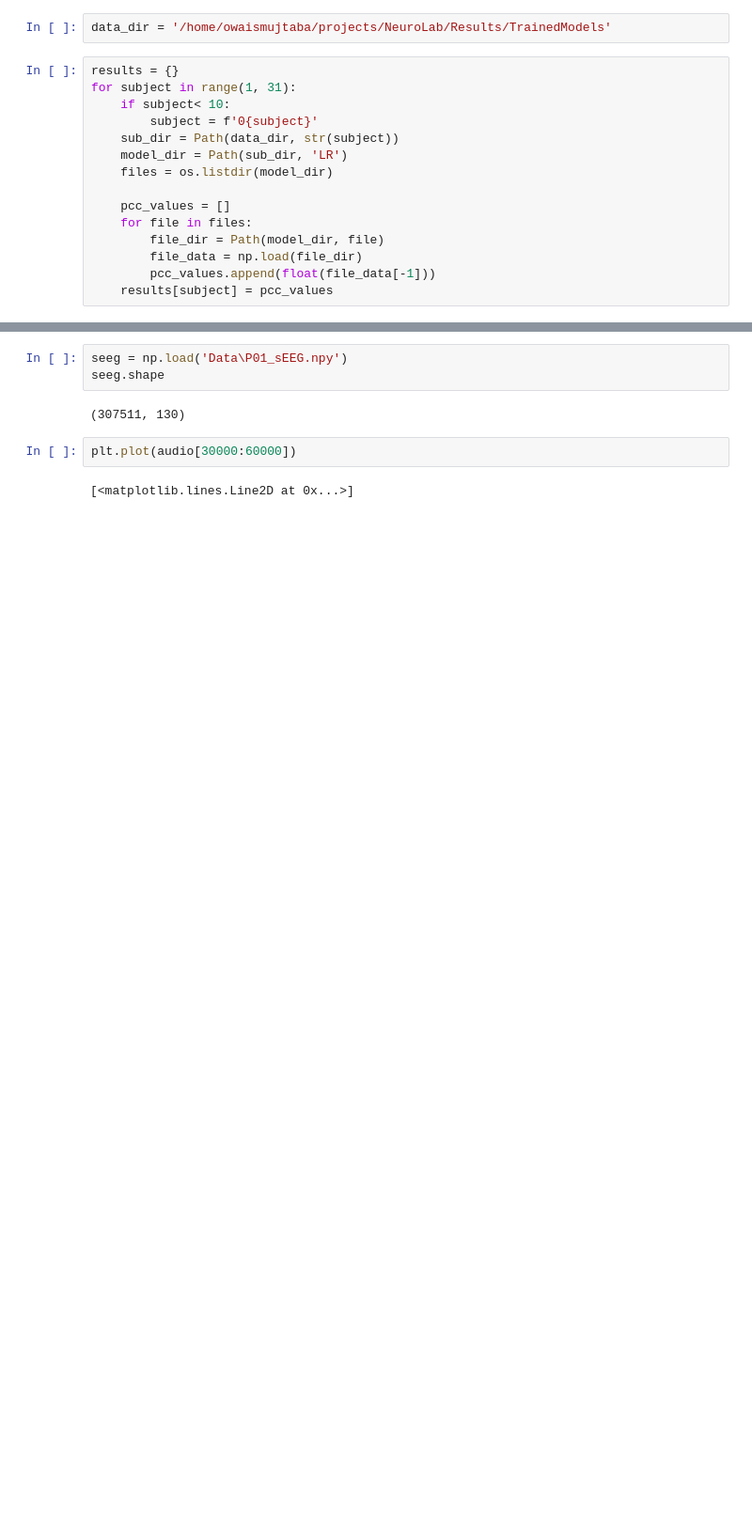
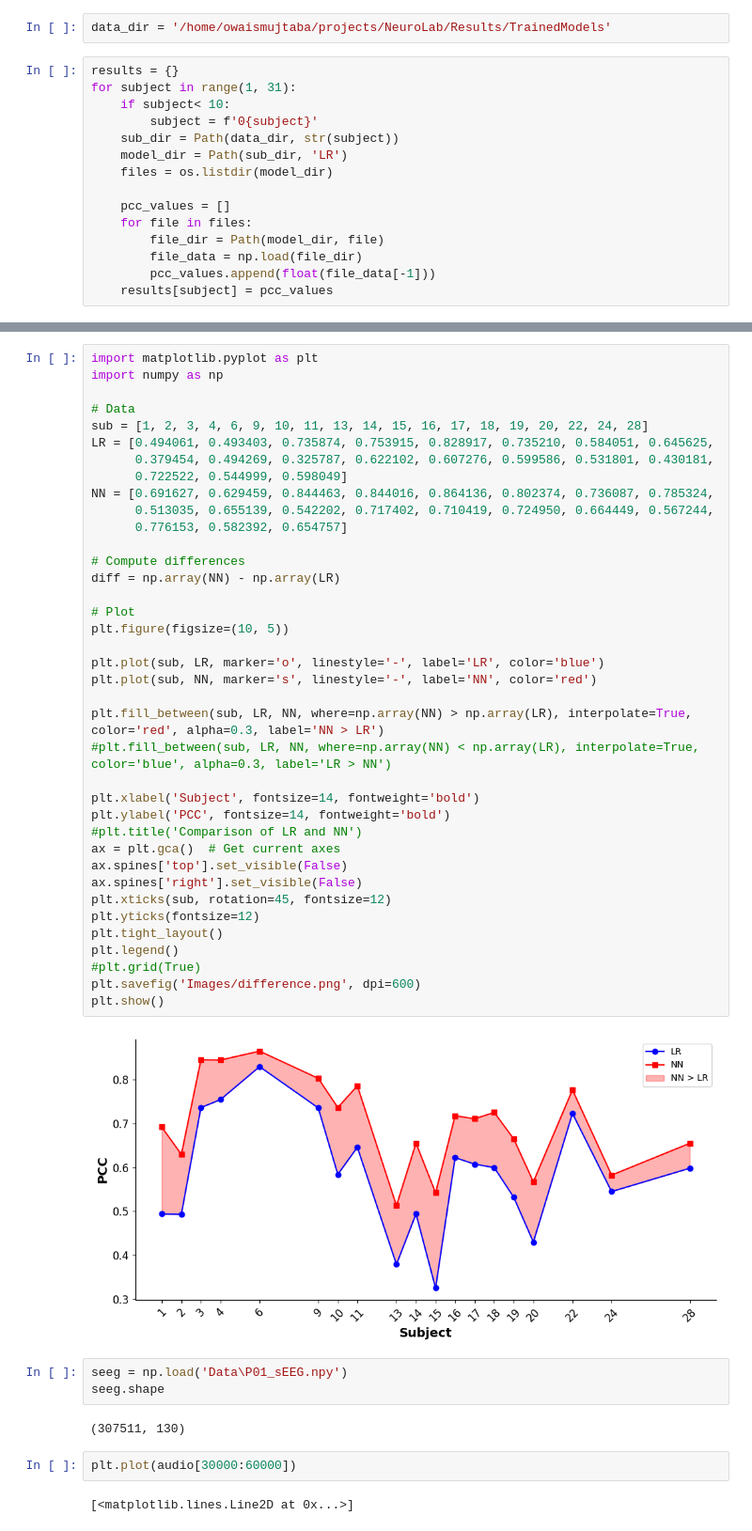
Before and after one commit to owaismujtaba/NeuroLab, a Jupyter notebook: PCC plot.ipynb, the cells around one changed output, grey strips where cells are left out. Shown at 94% size. Saved outputs shown, nothing was run; the diff lists cells and outputs as text; blank space fills up the shorter version.

```diff
--- a/PCC plot.ipynb
+++ b/PCC plot.ipynb
@@ -229,3 +171,43 @@ print(significant_df)
+# %%
+import matplotlib.pyplot as plt
+import numpy as np
+
+# Data
+sub = [1, 2, 3, 4, 6, 9, 10, 11, 13, 14, 15, 16, 17, 18, 19, 20, 22, 24, 28]
+LR = [0.494061, 0.493403, 0.735874, 0.753915, 0.828917, 0.735210, 0.584051, 0.645625,
+      0.379454, 0.494269, 0.325787, 0.622102, 0.607276, 0.599586, 0.531801, 0.430181,
+      0.722522, 0.544999, 0.598049]
+NN = [0.691627, 0.629459, 0.844463, 0.844016, 0.864136, 0.802374, 0.736087, 0.785324,
+      0.513035, 0.655139, 0.542202, 0.717402, 0.710419, 0.724950, 0.664449, 0.567244,
+      0.776153, 0.582392, 0.654757]
+
+# Compute differences
+diff = np.array(NN) - np.array(LR)
+
+# Plot
+plt.figure(figsize=(10, 5))
+
+plt.plot(sub, LR, marker='o', linestyle='-', label='LR', color='blue')
+plt.plot(sub, NN, marker='s', linestyle='-', label='NN', color='red')
+
+plt.fill_between(sub, LR, NN, where=np.array(NN) > np.array(LR), interpolate=True, color='red', alpha=0.3, label='NN > LR')
+#plt.fill_between(sub, LR, NN, where=np.array(NN) < np.array(LR), interpolate=True, color='blue', alpha=0.3, label='LR > NN')
+
+plt.xlabel('Subject', fontsize=14, fontweight='bold')
+plt.ylabel('PCC', fontsize=14, fontweight='bold')
+#plt.title('Comparison of LR and NN')
+ax = plt.gca()  # Get current axes
+ax.spines['top'].set_visible(False)
+ax.spines['right'].set_visible(False)
+plt.xticks(sub, rotation=45, fontsize=12)
+plt.yticks(fontsize=12)
+plt.tight_layout()
+plt.legend()
+#plt.grid(True)
+plt.savefig('Images/difference.png', dpi=600)
+plt.show()
+# %% [output]
+[figure, added]
 # %%
 seeg = np.load('Data\P01_sEEG.npy')
 seeg.shape
```
Also changed, not shown: parts of 10 cells of this notebook, 14 other files.
